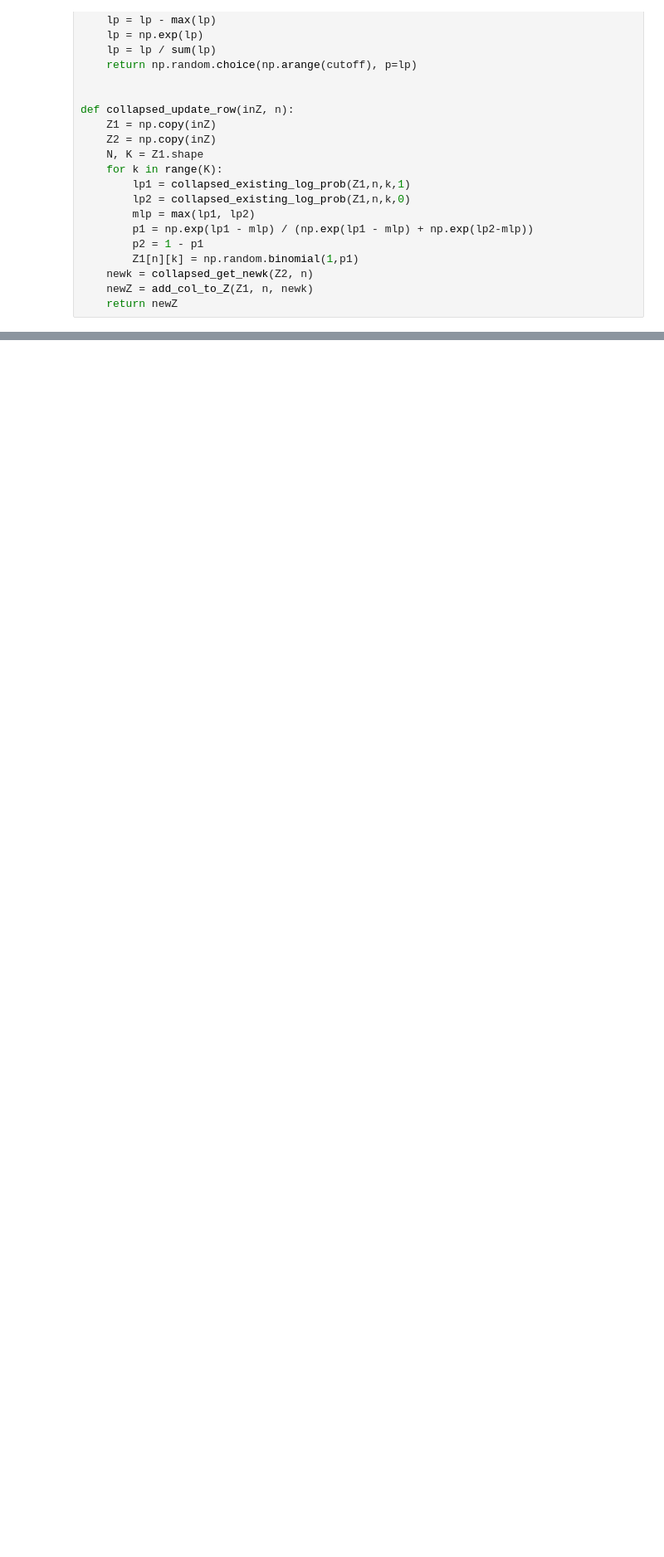
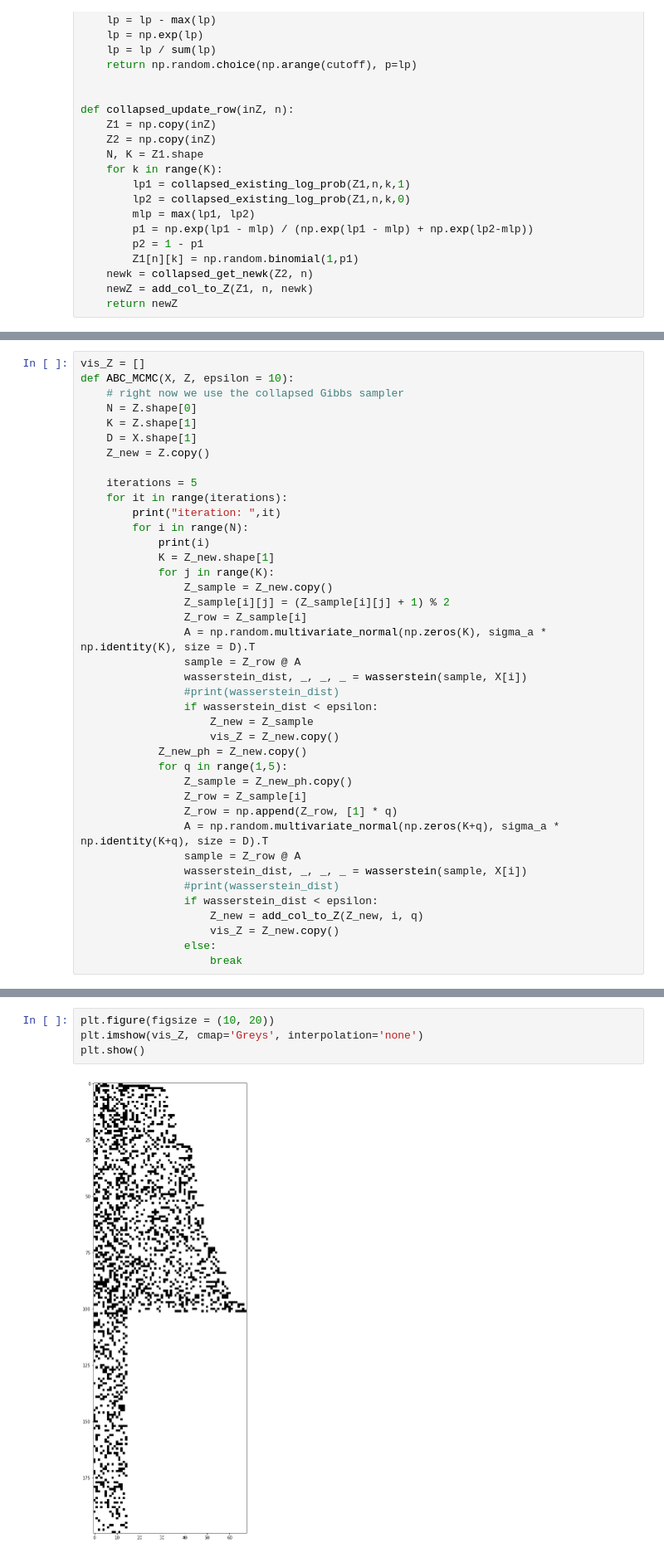
Before and after one commit to EmptyCrown/cs282final, a Jupyter notebook: final_project.ipynb, the cells around one changed output, grey strips where cells are left out. Shown at 83% size. Drawn from its saved outputs; the diff is of its cells as text; blank space fills up the shorter version.

Commit message:
Made changes to ABC_MCMC function.

```diff
--- a/final_project.ipynb
+++ b/final_project.ipynb
@@ -298 +444,41 @@ def ABC_Gibbs(X, Z, epsilon = 30):
+# %%
+vis_Z = []
+def ABC_MCMC(X, Z, epsilon = 10):
+    # right now we use the collapsed Gibbs sampler
+    N = Z.shape[0]
+    K = Z.shape[1]
+    D = X.shape[1]
+    Z_new = Z.copy()
+
+    iterations = 5
+    for it in range(iterations):
+        print("iteration: ",it)
+        for i in range(N):
+            print(i)
+            K = Z_new.shape[1]
+            for j in range(K):
+                Z_sample = Z_new.copy()
+                Z_sample[i][j] = (Z_sample[i][j] + 1) % 2
+                Z_row = Z_sample[i]
+                A = np.random.multivariate_normal(np.zeros(K), sigma_a * np.identity(K), size = D).T
+                sample = Z_row @ A
+                wasserstein_dist, _, _, _ = wasserstein(sample, X[i])
+                #print(wasserstein_dist)
+                if wasserstein_dist < epsilon:
+                    Z_new = Z_sample
+                    vis_Z = Z_new.copy()
+            Z_new_ph = Z_new.copy()
+            for q in range(1,5):
+                Z_sample = Z_new_ph.copy()
+                Z_row = Z_sample[i]
+                Z_row = np.append(Z_row, [1] * q)
+                A = np.random.multivariate_normal(np.zeros(K+q), sigma_a * np.identity(K+q), size = D).T
+                sample = Z_row @ A
+                wasserstein_dist, _, _, _ = wasserstein(sample, X[i])
+                #print(wasserstein_dist)
+                if wasserstein_dist < epsilon:
+                    Z_new = add_col_to_Z(Z_new, i, q)
+                    vis_Z = Z_new.copy()
+                else:
+                    break
 # %%
@@ -321,0 +518,6 @@ Shape of new feature matrix: (500, 15)
+# %%
+plt.figure(figsize = (10, 20))
+plt.imshow(vis_Z, cmap='Greys', interpolation='none')
+plt.show()
+# %% [output]
+[figure, added]
```
Also changed, not shown: parts of 10 cells of this notebook, 1 other file.
